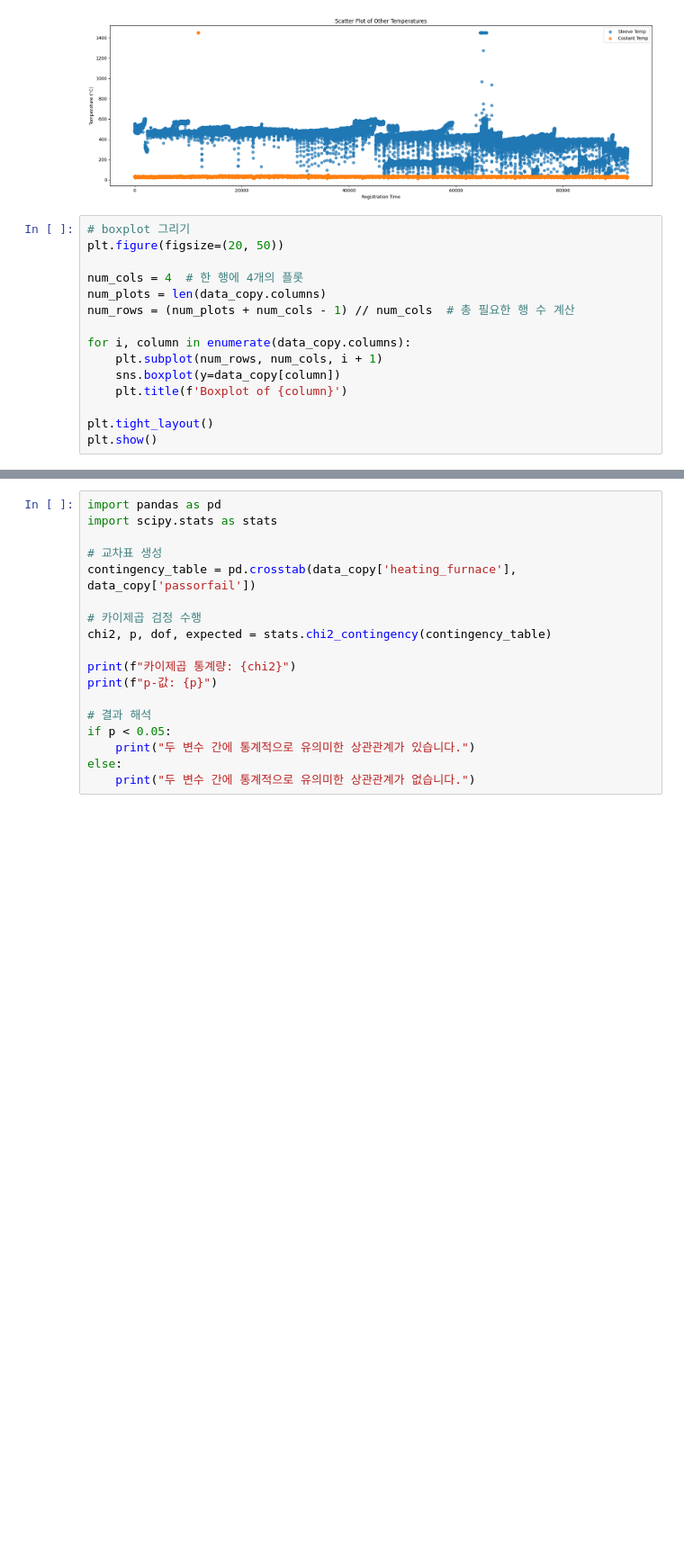
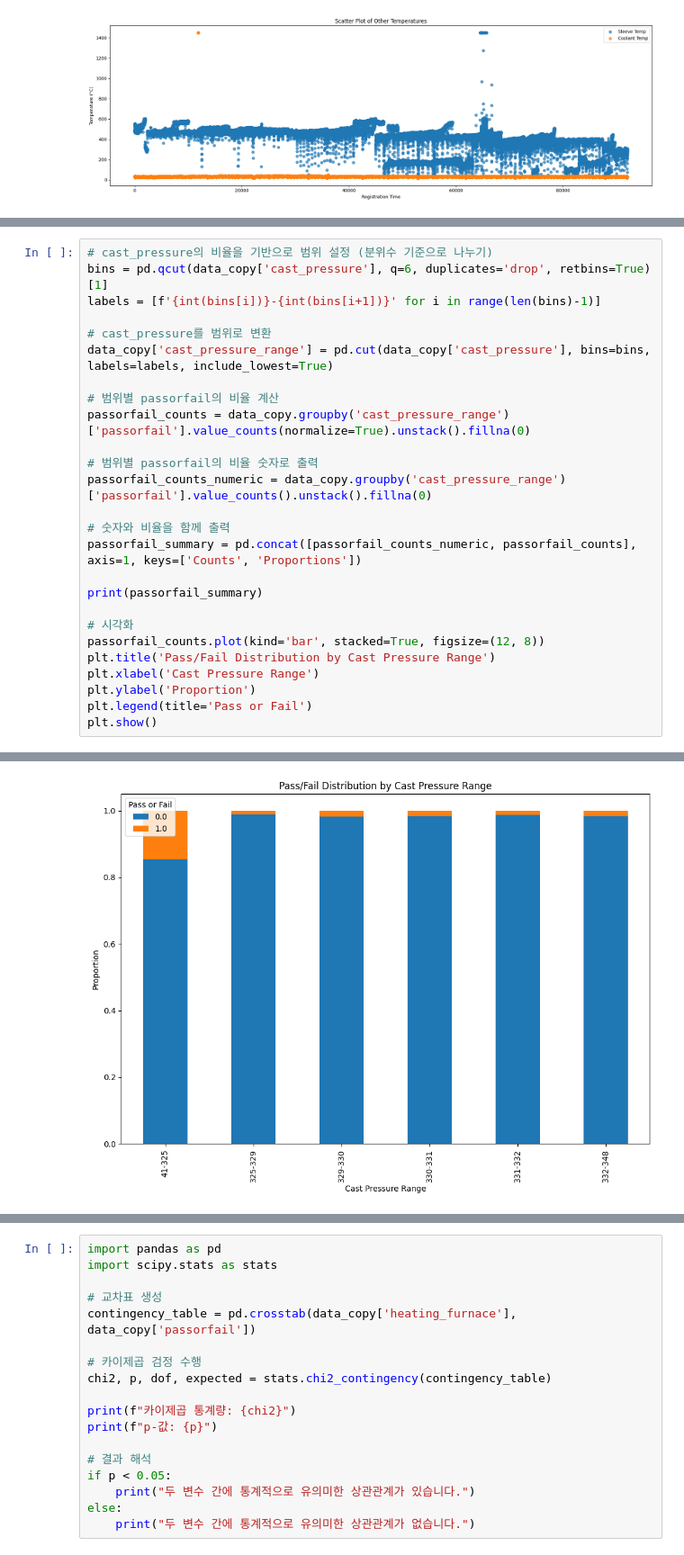
Before and after one commit to jiwon9898/GIT_PROJECT_TEST, a Jupyter notebook: 4주차/4주_EDA_코드북_5조(중간결과).ipynb, the cells around one changed output, grey strips where cells are left out. Shown at 90% size. Saved outputs shown, nothing was run; the diff lists cells and outputs as text; blank space fills up the shorter version.

```diff
--- a/4주차/4주_EDA_코드북_5조(중간결과).ipynb
+++ b/4주차/4주_EDA_코드북_5조(중간결과).ipynb
@@ -235,18 +195,3 @@ plt.tight_layout()
 plt.show()
 # %% [output]
 [figure]
-# %%
-# boxplot 그리기
-plt.figure(figsize=(20, 50))
-
-num_cols = 4  # 한 행에 4개의 플롯
-num_plots = len(data_copy.columns)
-num_rows = (num_plots + num_cols - 1) // num_cols  # 총 필요한 행 수 계산
-
-for i, column in enumerate(data_copy.columns):
-    plt.subplot(num_rows, num_cols, i + 1)
-    sns.boxplot(y=data_copy[column])
-    plt.title(f'Boxplot of {column}')
-
-plt.tight_layout()
-plt.show()
@@ -254,0 +311,27 @@ KeyboardInterrupt:
+# %%
+# cast_pressure의 비율을 기반으로 범위 설정 (분위수 기준으로 나누기)
+bins = pd.qcut(data_copy['cast_pressure'], q=6, duplicates='drop', retbins=True)[1]
+labels = [f'{int(bins[i])}-{int(bins[i+1])}' for i in range(len(bins)-1)]
+
+# cast_pressure를 범위로 변환
+data_copy['cast_pressure_range'] = pd.cut(data_copy['cast_pressure'], bins=bins, labels=labels, include_lowest=True)
+
+# 범위별 passorfail의 비율 계산
+passorfail_counts = data_copy.groupby('cast_pressure_range')['passorfail'].value_counts(normalize=True).unstack().fillna(0)
+
+# 범위별 passorfail의 비율 숫자로 출력
+passorfail_counts_numeric = data_copy.groupby('cast_pressure_range')['passorfail'].value_counts().unstack().fillna(0)
+
+# 숫자와 비율을 함께 출력
+passorfail_summary = pd.concat([passorfail_counts_numeric, passorfail_counts], axis=1, keys=['Counts', 'Proportions'])
+
+print(passorfail_summary)
+
+# 시각화
+passorfail_counts.plot(kind='bar', stacked=True, figsize=(12, 8))
+plt.title('Pass/Fail Distribution by Cast Pressure Range')
+plt.xlabel('Cast Pressure Range')
+plt.ylabel('Proportion')
+plt.legend(title='Pass or Fail')
+plt.show()
+# %% [output]
@@ -255 +347,2 @@ KeyboardInterrupt:
+[figure, added]
 # %% [markdown]
```
Also changed, not shown: parts of 71 cells of this notebook.
